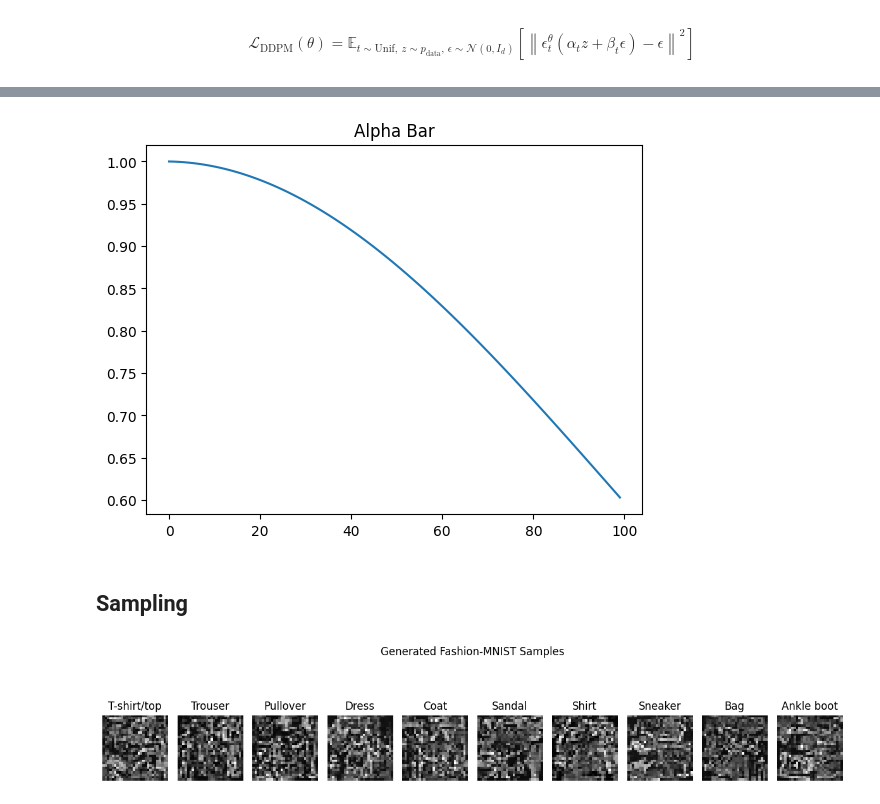
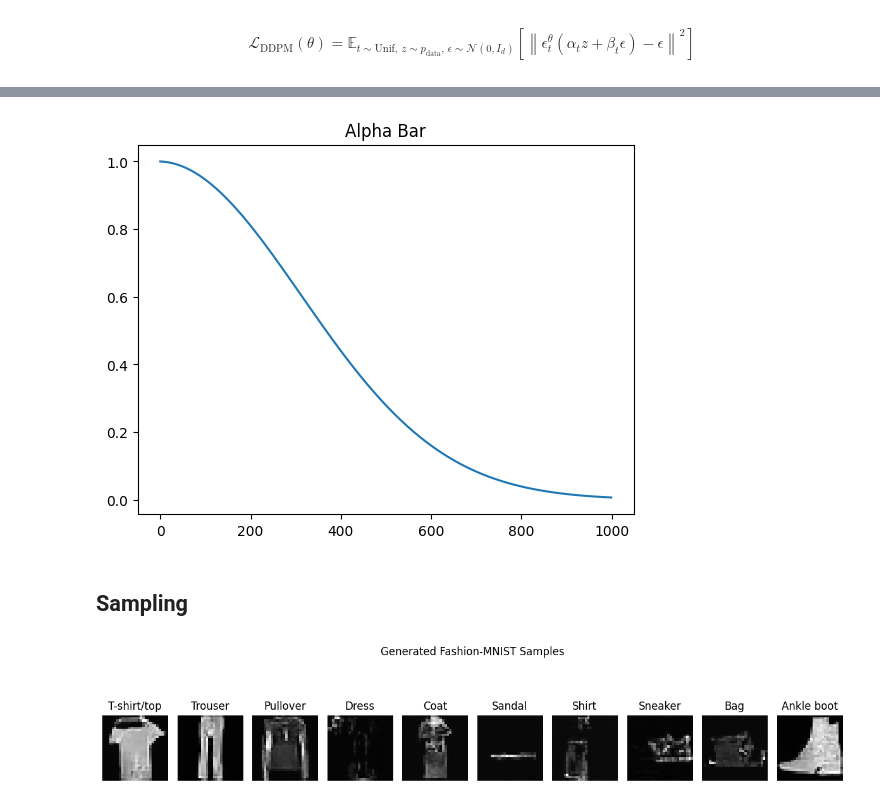
Before and after one commit to F-Fer/understanding_flow_matching, a Jupyter notebook: notebooks/diffusion_mnist.ipynb, the cells around one changed output, grey strips where cells are left out. Drawn from its saved outputs; the diff is of its cells as text; code cells hidden in the pictures.

Commit message:
fix diffusion

```diff
--- a/notebooks/diffusion_mnist.ipynb
+++ b/notebooks/diffusion_mnist.ipynb
@@ -264,7 +264,7 @@ $$\mathcal{L}_{\mathrm{DDPM}}(\theta)
 = \mathbb{E}_{t \sim \mathrm{Unif},\, z \sim p_{\mathrm{data}},\, \epsilon \sim \mathcal{N}(0, I_d)}
 \left[ \left\| \epsilon_t^{\theta}(\alpha_t z + \beta_t \epsilon) - \epsilon \right\|^2 \right]$$
 # %%
-T = 100 # number of diffusion steps
+T = 1000 # number of diffusion steps
 beta_start, beta_end = 1e-4, 2e-2
 
 def make_linear_beta_schedule(T, beta_start, beta_end, device):
@@ -307,7 +307,8 @@ for step in range(1, steps+1):
         x0, labels = next(loader_iter)
     xt, t, target_v, y0 = batch(x0, labels)
     pred_v = model(xt, t, y0)
-    loss = F.mse_loss(pred_v, target_v)
+    # Mean Absolute Error
+    loss = torch.nn.L1Loss()(pred_v, target_v)
     opt.zero_grad(set_to_none=True)
     loss.backward()
     opt.step()
@@ -345,53 +346,78 @@ plt.plot(np.sqrt(alpha_bar.cpu().numpy()))
 plt.title("Alpha Bar")
 plt.show()
 # %% [output]
-[figure, old version]
+[figure, new version]
 # %% [markdown]
 ## Sampling
 # %%
 @torch.no_grad()
-def sample(model, n, T, alpha_bar, labels=None, device="cuda"):
+def sample(model, n, T, betas, alphas, alpha_bar, labels=None, device="cuda", eta=1.0):
     model.eval()
+
     x = torch.randn(n, 1, 28, 28, device=device)
     if labels is None:
         labels = torch.randint(0, 10, (n,), device=device, dtype=torch.long)
     else:
         labels = labels.to(device).long()
 
-    abar_prev = torch.ones_like(alpha_bar)
-    abar_prev[1:] = alpha_bar[:-1]
+    alpha_bar_prev = torch.ones_like(alpha_bar)
+    alpha_bar_prev[1:] = alpha_bar[:-1]
+
+    sqrt_alphas = torch.sqrt(alphas)
+    sqrt_one_minus_alpha_bar = torch.sqrt(1.0 - alpha_bar)
 
     for k in reversed(range(T)):
         t_cont = torch.full((n,), (k + 1) / T, device=device)
-        eps = model(x, t_cont, labels)
+        eps_theta = model(x, t_cont, labels)
 
-        abar_t = alpha_bar[k]
-        abar_tm1 = abar_prev[k]
+        beta_t = betas[k]
+        alpha_t = alphas[k]
+        alpha_bar_t = alpha_bar[k]
+        alpha_bar_prev_t = alpha_bar_prev[k]
 
-        x0_pred = (x - torch.sqrt(1 - abar_t) * eps) / torch.sqrt(abar_t)
-        x = torch.sqrt(abar_tm1) * x0_pred + torch.sqrt(1 - abar_tm1) * eps  # η=0
+        # Posterior mean (DDPM)
+        coef_eps = beta_t / sqrt_one_minus_alpha_bar[k]
+        mean = (1.0 / sqrt_alphas[k]) * (x - coef_eps * eps_theta)
+
+        if k > 0:
+            beta_tilde = beta_t * (1.0 - alpha_bar_prev_t) / (1.0 - alpha_bar_t)
+            sigma = eta * torch.sqrt(beta_tilde)
+            noise = torch.randn_like(x)
+            x = mean + sigma * noise
+        else:
+            x = mean  # final step: no noise
 
     return x, labels
 
 
-gen, labels = sample(model, 10, 100, alpha_bar, labels=torch.tensor([0, 1, 2, 3, 4, 5, 6, 7, 8, 9], device=device), device=device)
+gen, labels = sample(
+    model,
+    n=10,
+    T=T,
+    betas=betas,
+    alphas=alphas,
+    alpha_bar=alpha_bar,
+    labels=torch.arange(10, device=device),
+    device=device,
+    eta=1.0,  # set to 0.0 for DDIM-style deterministic sampling
+)
 gen = gen.detach().cpu()
 labels = labels.cpu() if labels is not None else None
 
 class_names = [
     "T-shirt/top", "Trouser", "Pullover", "Dress", "Coat",
     "Sandal", "Shirt", "Sneaker", "Bag", "Ankle boot",
 ]
 
 fig, axes = plt.subplots(1, 10, figsize=(12, 3))
 for ax, img, label in zip(axes, gen, labels):
     ax.imshow(img.squeeze(), cmap="gray")
     title = class_names[label] if label is not None else "?"
     ax.set_title(title)
     ax.axis("off")
 
 plt.suptitle("Generated Fashion-MNIST Samples")
 plt.tight_layout()
 plt.show()
 # %% [output]
-[figure, old version]
+[figure, new version]
```
Also changed, not shown: parts of 3 cells of this notebook.
